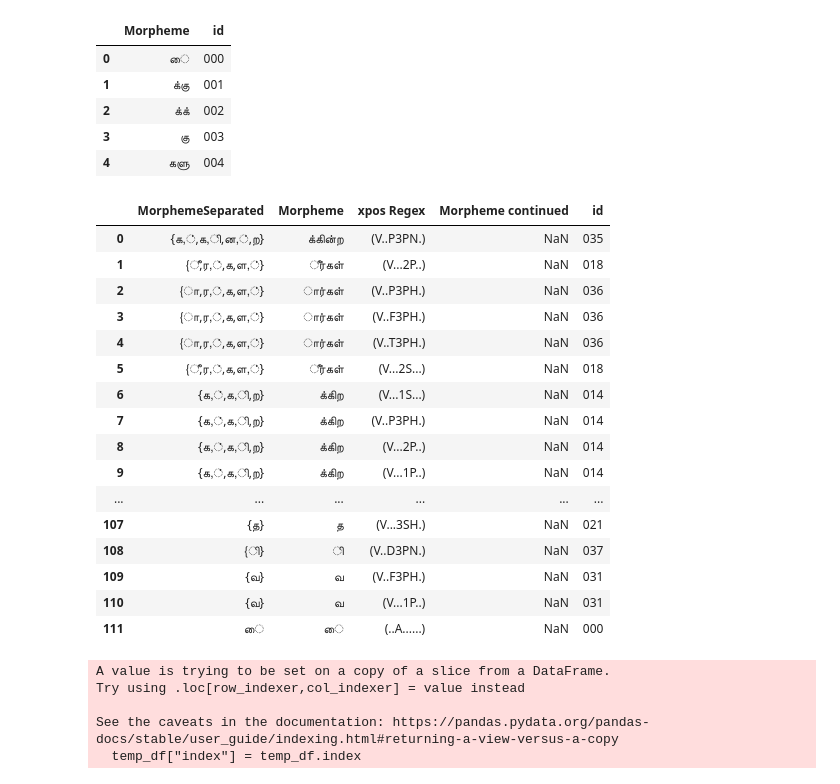
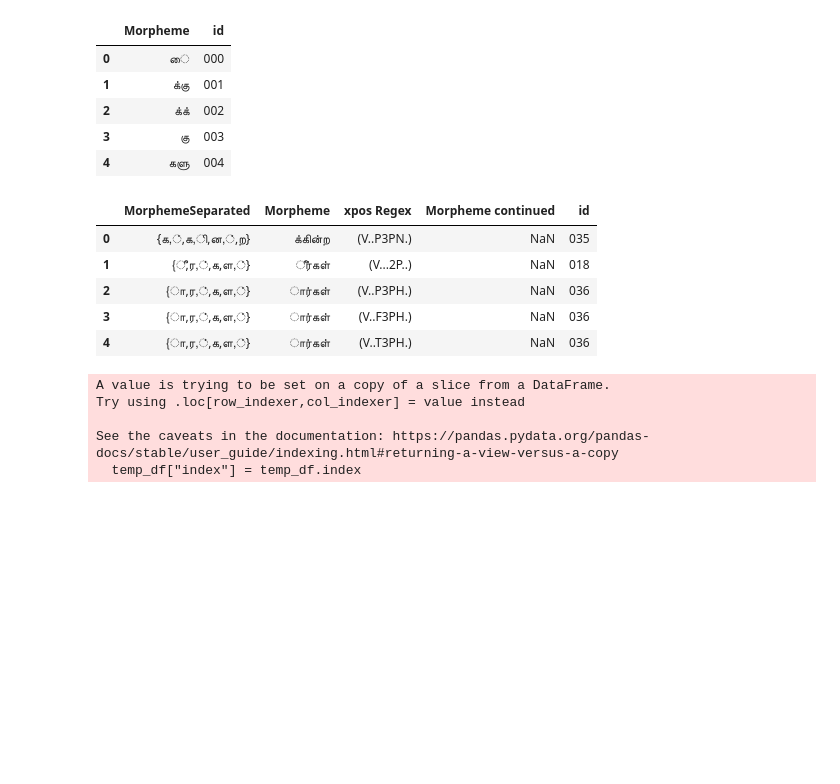
Before and after one commit to Kee2u/Deciphering_the_Indus_Valley_Script, a Jupyter notebook: convertmorphemes.ipynb, the cells around one changed output. Cells and saved outputs as stored; diff of their text form; code cells hidden in the pictures; blank space fills up the shorter version.

```diff
--- a/convertmorphemes.ipynb
+++ b/convertmorphemes.ipynb
@@ -221,27 +221,16 @@ modmorpheme_df.loc[76, "id"] ='(..S......)'=='001'
 # %%
 #Sort in descending order by morpheme length so longer morphemes are replaced first in loop
 s= modmorpheme_df.Morpheme.str.len().sort_values(ascending=False).index
 modmorpheme_df = modmorpheme_df.reindex(s)
 modmorpheme_df.reset_index(drop=True, inplace=True)
-modmorpheme_df
+modmorpheme_df.head()
 # %% [output]
 |  | MorphemeSeparated | Morpheme | xpos Regex | Morpheme continued | id |
 | 0 | {க,்,க,ி,ன,்,ற} | க்கின்ற | (V..P3PN.) | NaN | 035 |
 | 1 | {ீ,ர,்,க,ள,்} | ீர்கள் | (V...2P..) | NaN | 018 |
 | 2 | {ா,ர,்,க,ள,்} | ார்கள் | (V..P3PH.) | NaN | 036 |
 | 3 | {ா,ர,்,க,ள,்} | ார்கள் | (V..F3PH.) | NaN | 036 |
 | 4 | {ா,ர,்,க,ள,்} | ார்கள் | (V..T3PH.) | NaN | 036 |
-| 5 | {ீ,ர,்,க,ள,்} | ீர்கள் | (V...2S...) | NaN | 018 |
-| 6 | {க,்,க,ி,ற} | க்கிற | (V...1S...) | NaN | 014 |
-| 7 | {க,்,க,ி,ற} | க்கிற | (V..P3PH.) | NaN | 014 |
-| 8 | {க,்,க,ி,ற} | க்கிற | (V...2P..) | NaN | 014 |
-| 9 | {க,்,க,ி,ற} | க்கிற | (V...1P..) | NaN | 014 |
-| ... | ... | ... | ... | ... | ... |
-| 107 | {த} | த | (V...3SH.) | NaN | 021 |
-| 108 | {ி} | ி | (V..D3PN.) | NaN | 037 |
-| 109 | {வ} | வ | (V..F3PH.) | NaN | 031 |
-| 110 | {வ} | வ | (V...1P..) | NaN | 031 |
-| 111 | ை | ை | (..A......) | NaN | 000 |
 # %%
 # Function to replace morpheme
 def getindex(form, morpheme, identifier):
```
Also changed, not shown: 4 other files.
